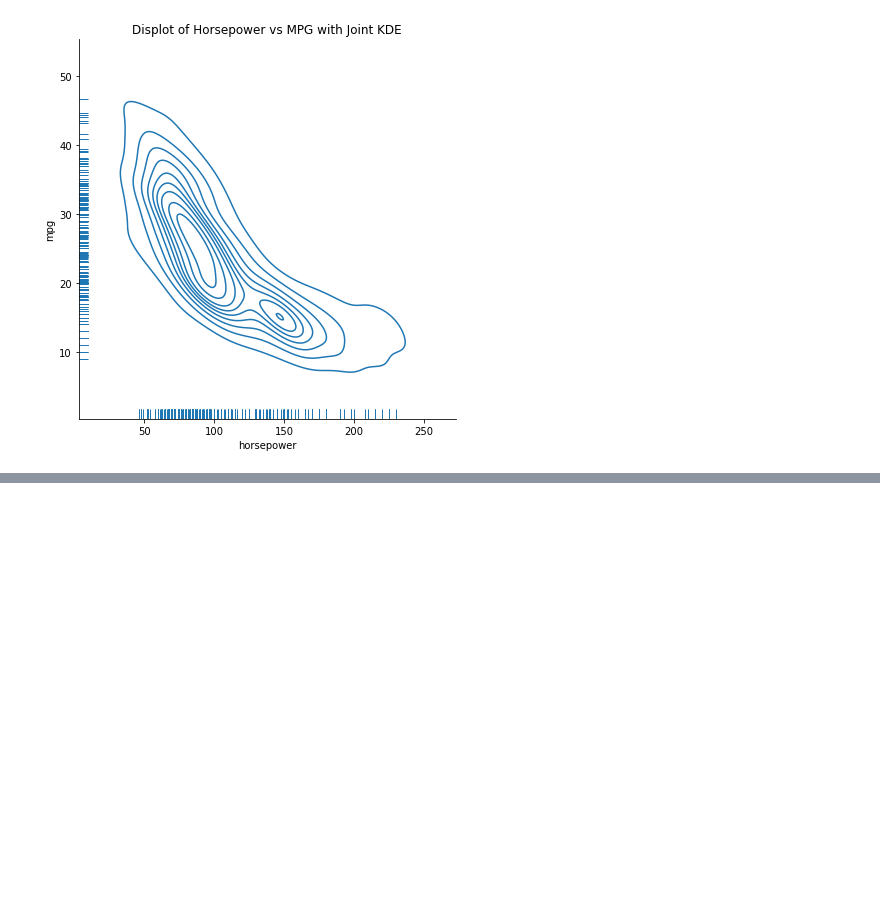
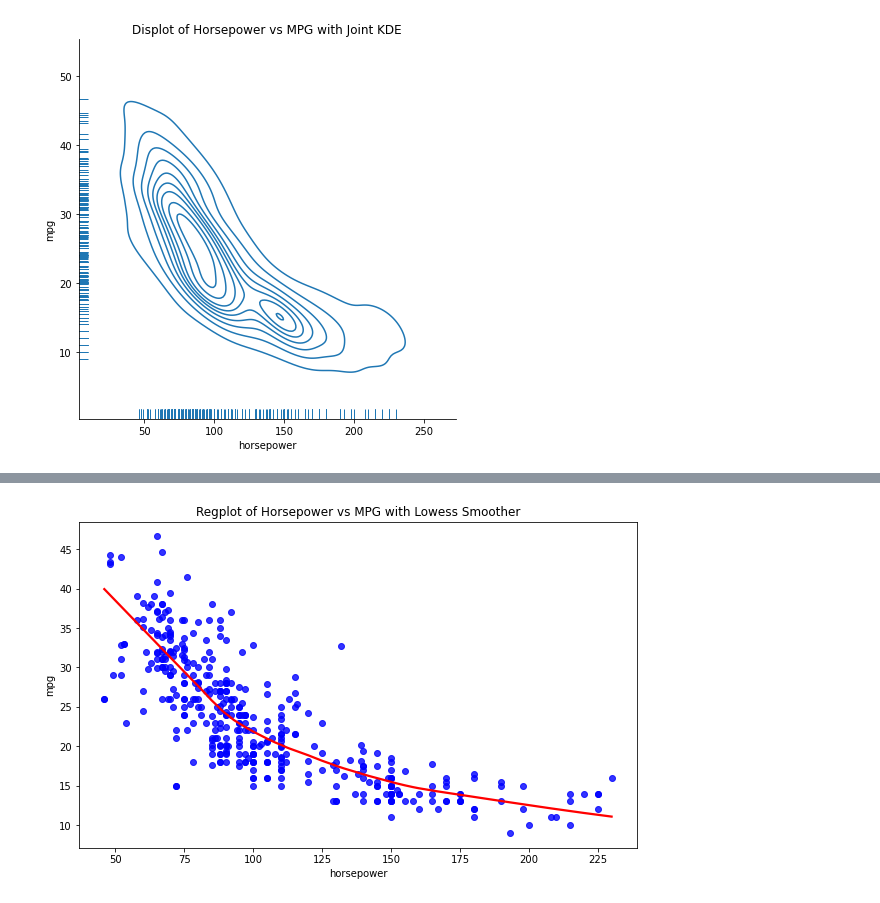
Before and after one commit to faisalece/cmse830, a Jupyter notebook: HW/HW_3.ipynb, the cells around one changed output, grey strips where cells are left out. Drawn from its saved outputs; the diff is of its cells as text; code cells hidden in the pictures; blank space fills up the shorter version.

```diff
--- a/HW/HW_3.ipynb
+++ b/HW/HW_3.ipynb
@@ -236,0 +246,8 @@ Text(0.5, 1.0, 'Displot of Horsepower vs MPG with Joint KDE')
+# %%
+# Make a regplot of horsepower versus mpg using lowess smoother
+plt.figure(figsize=(10, 6))
+sns.regplot(data=df_mpg, x='horsepower', y='mpg', lowess=True, scatter_kws={'color': 'blue'}, line_kws={'color': 'red'})
+plt.title('Regplot of Horsepower vs MPG with Lowess Smoother')
+plt.show()
+# %% [output]
+[figure, added]
```
Also changed, not shown: parts of 2 cells of this notebook.
